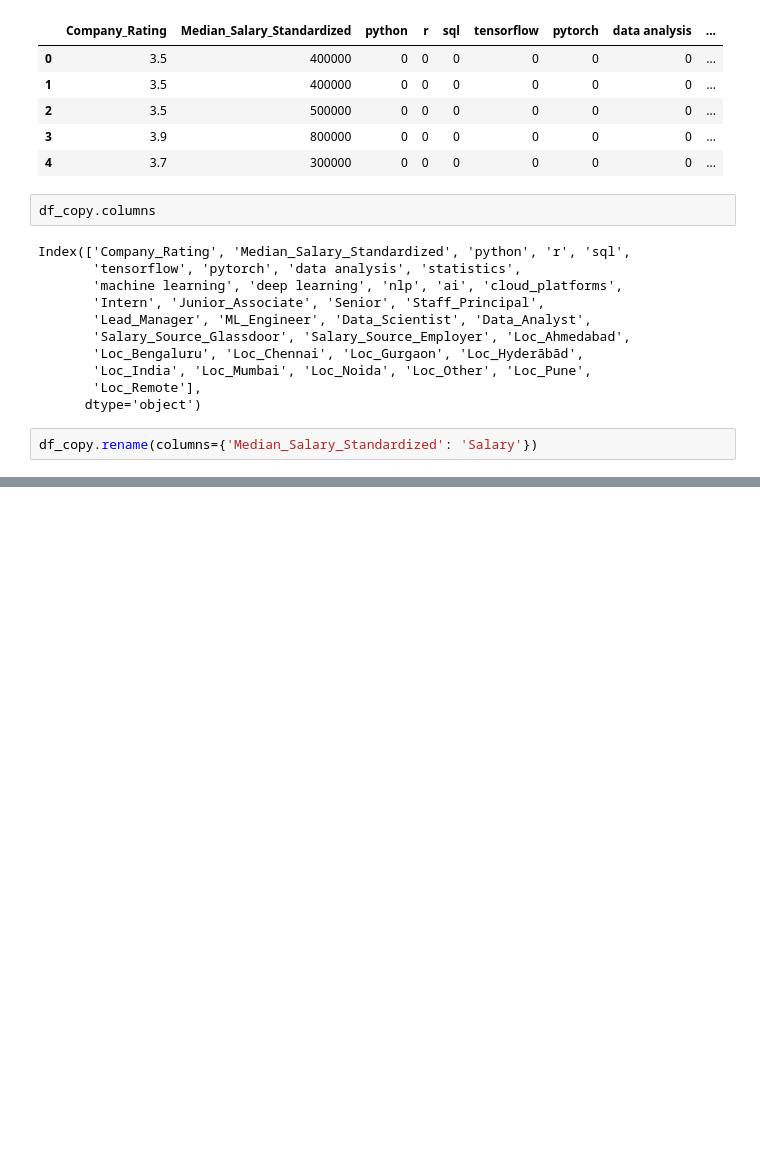
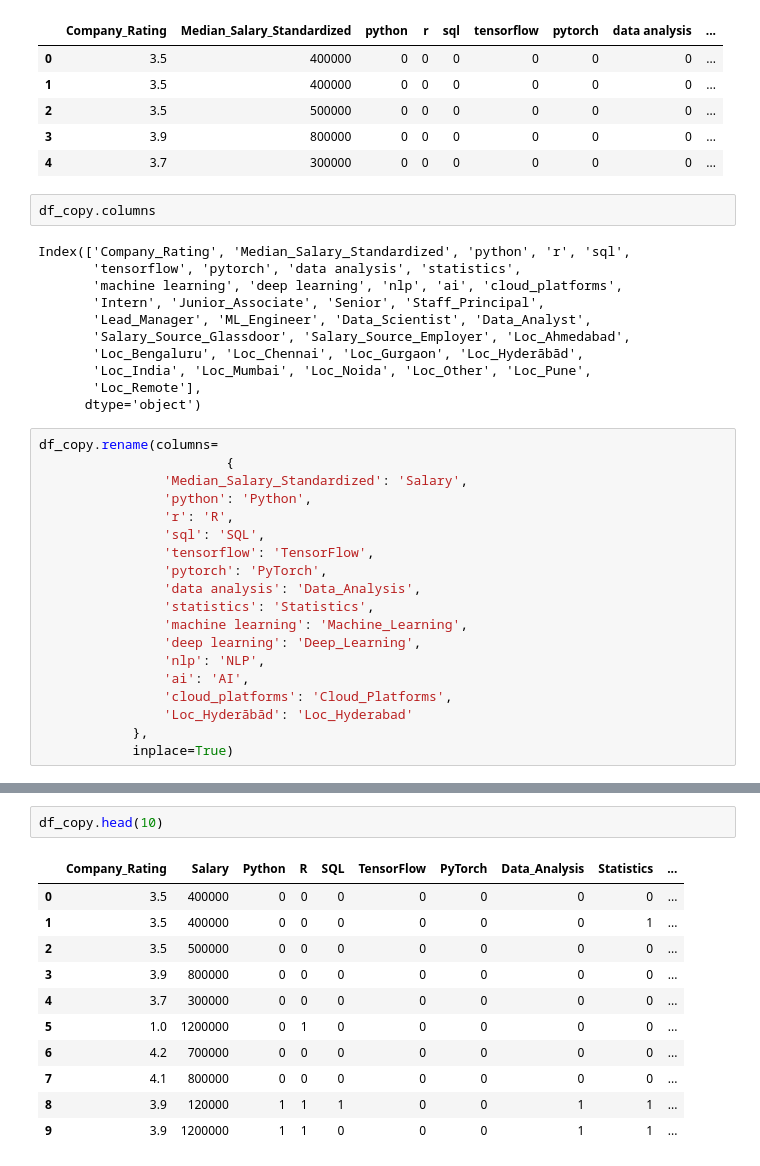
Before and after one commit to Dhanush-Raj1/Data-Science-Salary-Project, a Jupyter notebook: notebooks/cleaning_eda.ipynb, the cells around one changed output, grey strips where cells are left out. Saved outputs shown, nothing was run; the diff lists cells and outputs as text; blank space fills up the shorter version.

```diff
--- a/notebooks/cleaning_eda.ipynb
+++ b/notebooks/cleaning_eda.ipynb
@@ -4250,4 +4250,21 @@ Index(['Company_Rating', 'Median_Salary_Standardized', 'python', 'r', 'sql',
        'Loc_Remote'],
       dtype='object')
 # %%
-df_copy.rename(columns={'Median_Salary_Standardized': 'Salary'})
+df_copy.rename(columns=
+                        {
+                'Median_Salary_Standardized': 'Salary',
+                'python': 'Python',
+                'r': 'R',
+                'sql': 'SQL',
+                'tensorflow': 'TensorFlow',
+                'pytorch': 'PyTorch',
+                'data analysis': 'Data_Analysis',
+                'statistics': 'Statistics',
+                'machine learning': 'Machine_Learning',
+                'deep learning': 'Deep_Learning',
+                'nlp': 'NLP',
+                'ai': 'AI',
+                'cloud_platforms': 'Cloud_Platforms',
+                'Loc_Hyderābād': 'Loc_Hyderabad'
+            },
+            inplace=True)
@@ -4273,0 +4291,14 @@ df_copy.to_csv(r'F:\Data-Science\Projects\2.Data-Science-Salary-Project\data\dat
+# %%
+df_copy.head(10)
+# %% [output]
+|  | Company_Rating | Salary | Python | R | SQL | TensorFlow | PyTorch | Data_Analysis | Statistics | ... |
+| 0 | 3.5 | 400000 | 0 | 0 | 0 | 0 | 0 | 0 | 0 | ... |
+| 1 | 3.5 | 400000 | 0 | 0 | 0 | 0 | 0 | 0 | 1 | ... |
+| 2 | 3.5 | 500000 | 0 | 0 | 0 | 0 | 0 | 0 | 0 | ... |
+| 3 | 3.9 | 800000 | 0 | 0 | 0 | 0 | 0 | 0 | 0 | ... |
+| 4 | 3.7 | 300000 | 0 | 0 | 0 | 0 | 0 | 0 | 0 | ... |
+| 5 | 1.0 | 1200000 | 0 | 1 | 0 | 0 | 0 | 0 | 0 | ... |
+| 6 | 4.2 | 700000 | 0 | 0 | 0 | 0 | 0 | 0 | 0 | ... |
+| 7 | 4.1 | 800000 | 0 | 0 | 0 | 0 | 0 | 0 | 0 | ... |
+| 8 | 3.9 | 120000 | 1 | 1 | 1 | 0 | 0 | 1 | 1 | ... |
+| 9 | 3.9 | 1200000 | 1 | 1 | 0 | 0 | 0 | 1 | 1 | ... |
```
Also changed, not shown: parts of 64 cells of this notebook.
